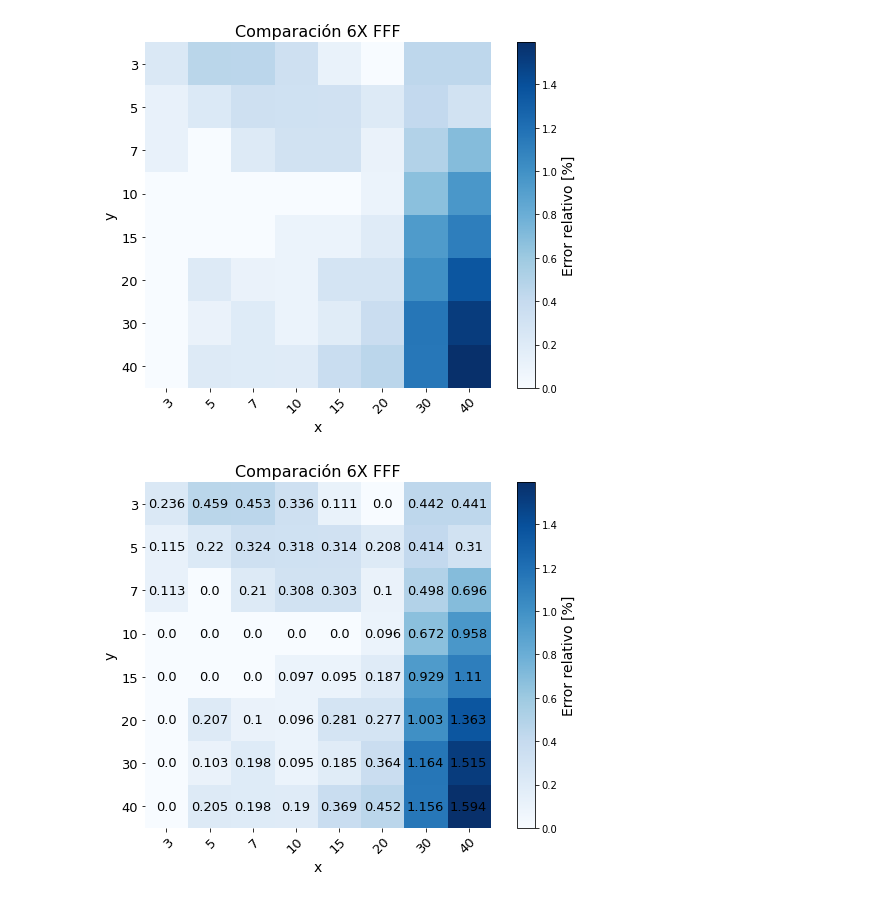
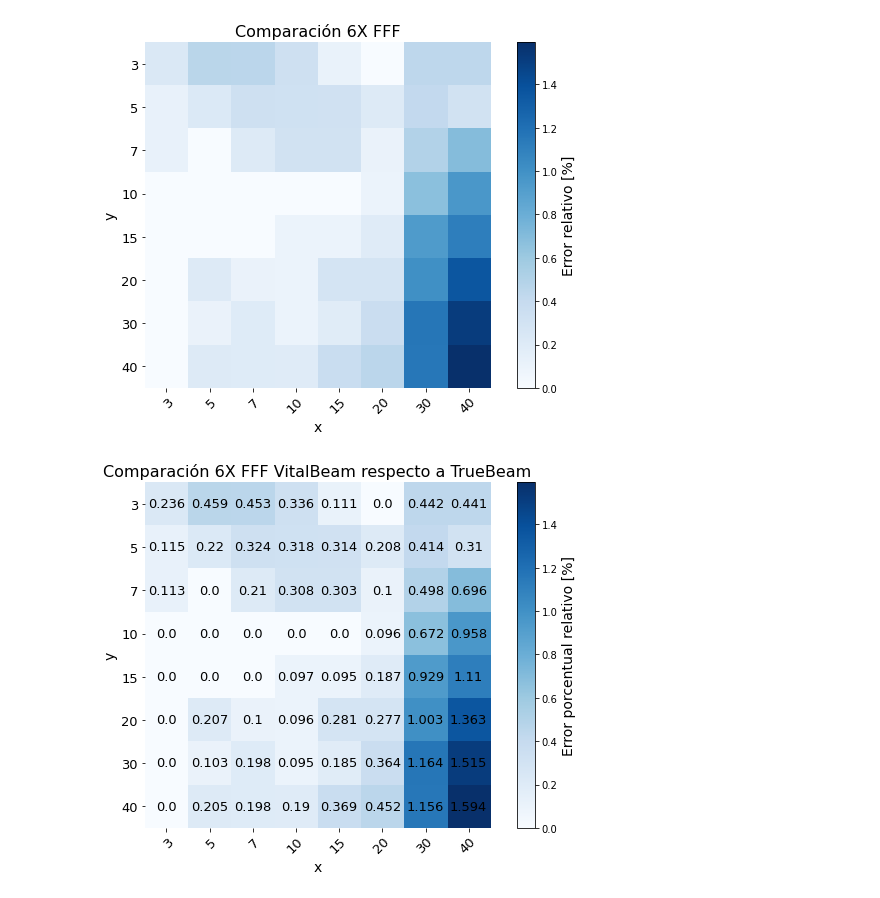
Before and after one commit to ChristopherLR12/Radioterapia_SS, a Jupyter notebook: OF/OF comparación_v2.ipynb, the cells around one changed output. Cells and saved outputs as stored; diff of their text form; code cells hidden in the pictures.

```diff
--- a/OF/OF comparación_v2.ipynb
+++ b/OF/OF comparación_v2.ipynb
@@ -163,29 +163,29 @@ plt.savefig("6FFF_hm1.pdf",bbox_inches="tight")
 # %%
 tc = ["3","5","7","10","15","20","30","40"]
 
 fig, ax = plt.subplots(figsize=(8,6))
 im = ax.imshow(er_6FFF,cmap="Blues")
 
 
 ax.set_xticks(np.arange(len(tc)), labels=tc, fontsize=13)
 ax.set_yticks(np.arange(len(tc)), labels=tc, fontsize=13)
 
 ax.spines[:].set_visible(False)
 
 plt.setp(ax.get_xticklabels(), rotation=45, ha="right",
          rotation_mode="anchor")
 
 for i in range(len(tc)):
     for j in range(len(tc)):
         text = ax.text(j, i, er_6FFF[i, j],
                        ha="center", va="center", color="k", fontsize=13, fontweight="book")
 
-ax.set_title("Comparación 6X FFF",size=16)
+ax.set_title("Comparación 6X FFF VitalBeam respecto a TrueBeam",size=16)
 cb = fig.colorbar(im, ax=ax)
-cb.set_label("Error relativo [%]", rotation=90,size=14)
+cb.set_label("Error porcentual relativo [%]", rotation=90,size=14)
 plt.xlabel("x",size=14)
 plt.ylabel("y",size=14)
 fig.tight_layout()
-plt.savefig("6FFF_hm2.pdf",bbox_inches="tight")
+plt.savefig("6FFF_hm2.jpg",bbox_inches="tight",dpi=500)
 # %% [output]
-[figure, old version]
+[figure, new version]
```
Also changed, not shown: 6 other files.
